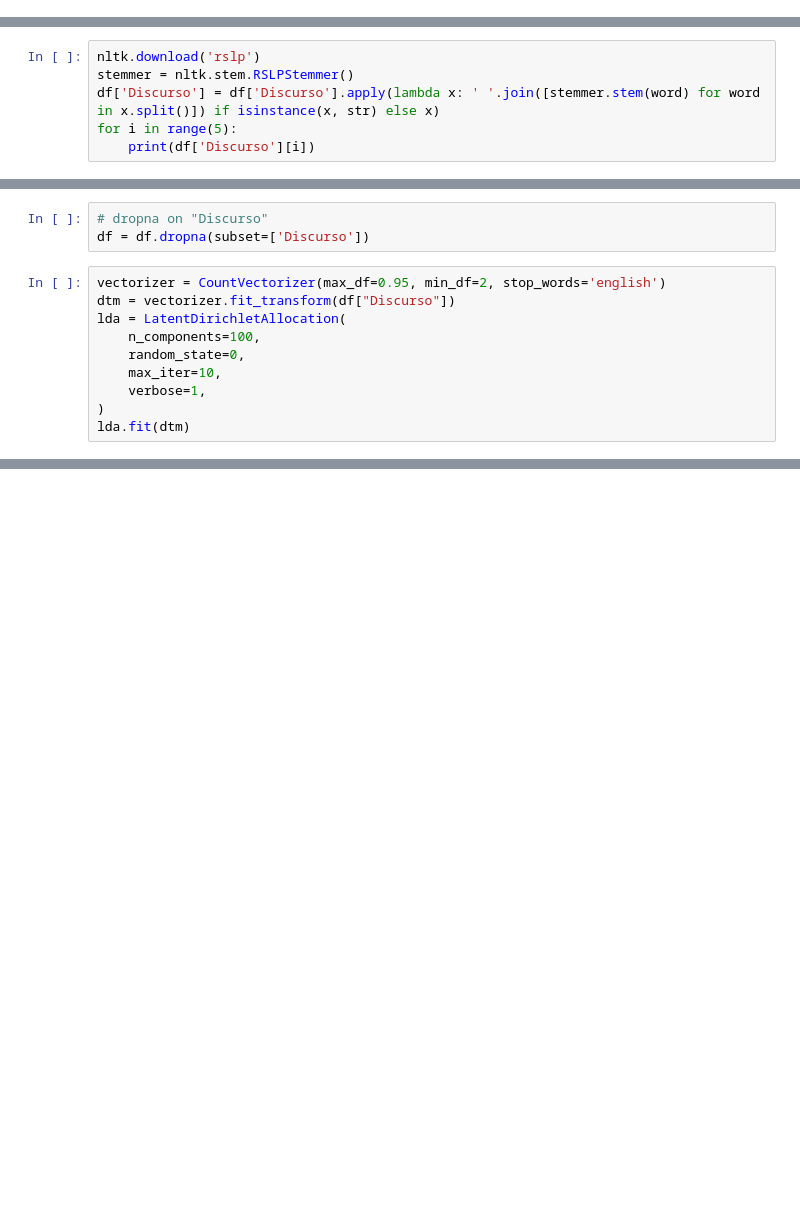
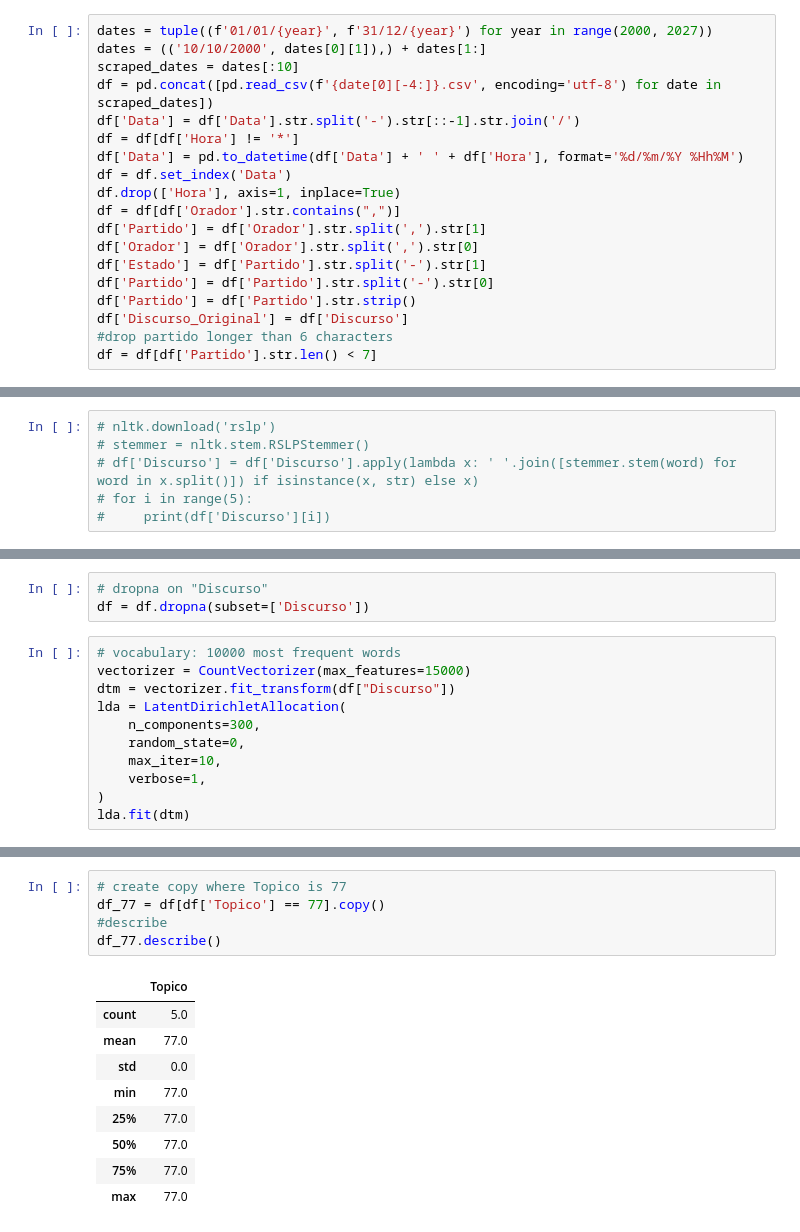
Before and after one commit to r2nery/ntr-senado, a Jupyter notebook: ntr.ipynb, the cells around one changed output, grey strips where cells are left out. Cells and saved outputs as stored; diff of their text form; blank space fills up the shorter version.

```diff
--- a/ntr.ipynb
+++ b/ntr.ipynb
@@ -46,3 +11,22 @@ O SR. JOSÉ ANTONIO ALMEIDA (Bloco/PSB-MA. Sem revisão do orador.) - Sr. Presid
+# %%
+dates = tuple((f'01/01/{year}', f'31/12/{year}') for year in range(2000, 2027))
+dates = (('10/10/2000', dates[0][1]),) + dates[1:]
+scraped_dates = dates[:10]
+df = pd.concat([pd.read_csv(f'{date[0][-4:]}.csv', encoding='utf-8') for date in scraped_dates])
+df['Data'] = df['Data'].str.split('-').str[::-1].str.join('/')
+df = df[df['Hora'] != '*']
+df['Data'] = pd.to_datetime(df['Data'] + ' ' + df['Hora'], format='%d/%m/%Y %Hh%M')
+df = df.set_index('Data')
+df.drop(['Hora'], axis=1, inplace=True)
+df = df[df['Orador'].str.contains(",")]
+df['Partido'] = df['Orador'].str.split(',').str[1]
+df['Orador'] = df['Orador'].str.split(',').str[0]
+df['Estado'] = df['Partido'].str.split('-').str[1]
+df['Partido'] = df['Partido'].str.split('-').str[0]
+df['Partido'] = df['Partido'].str.strip()
+df['Discurso_Original'] = df['Discurso']
+#drop partido longer than 6 characters
+df = df[df['Partido'].str.len() < 7]
 # %%
 df['Orador'] = df['Orador'].apply(lambda x: re.sub(r"\(.*\)", "", x) if isinstance(x, str) else x)
 
@@ -112,6 +95,6 @@ numeros divulgados ultima pesquisa instituto pesquisa economica aplicada autoria
 # %%
-nltk.download('rslp')
-stemmer = nltk.stem.RSLPStemmer()
-df['Discurso'] = df['Discurso'].apply(lambda x: ' '.join([stemmer.stem(word) for word in x.split()]) if isinstance(x, str) else x)
-for i in range(5):
-    print(df['Discurso'][i])
+# nltk.download('rslp')
+# stemmer = nltk.stem.RSLPStemmer()
+# df['Discurso'] = df['Discurso'].apply(lambda x: ' '.join([stemmer.stem(word) for word in x.split()]) if isinstance(x, str) else x)
+# for i in range(5):
+#     print(df['Discurso'][i])
@@ -128,10 +102,11 @@ numer divulg ult pesquis institut pesquis econom aplic autor pesquis son roch de
 # dropna on "Discurso"
 df = df.dropna(subset=['Discurso'])
 # %%
-vectorizer = CountVectorizer(max_df=0.95, min_df=2, stop_words='english')
+# vocabulary: 10000 most frequent words
+vectorizer = CountVectorizer(max_features=15000)
 dtm = vectorizer.fit_transform(df["Discurso"])
 lda = LatentDirichletAllocation(
-    n_components=100,
+    n_components=300,
     random_state=0,
     max_iter=10,
     verbose=1,
@@ -214,0 +176,15 @@ O SR. PADRE ROQUE (PT-PR. Pela ordem. Sem revisão do orador.) – Sr. President
+# %%
+# create copy where Topico is 77
+df_77 = df[df['Topico'] == 77].copy()
+#describe
+df_77.describe()
+# %% [output]
+|  | Topico |
+| count | 5.0 |
+| mean | 77.0 |
+| std | 0.0 |
+| min | 77.0 |
+| 25% | 77.0 |
+| 50% | 77.0 |
+| 75% | 77.0 |
+| max | 77.0 |
```
Also changed, not shown: parts of 14 cells of this notebook, 4 other files.
